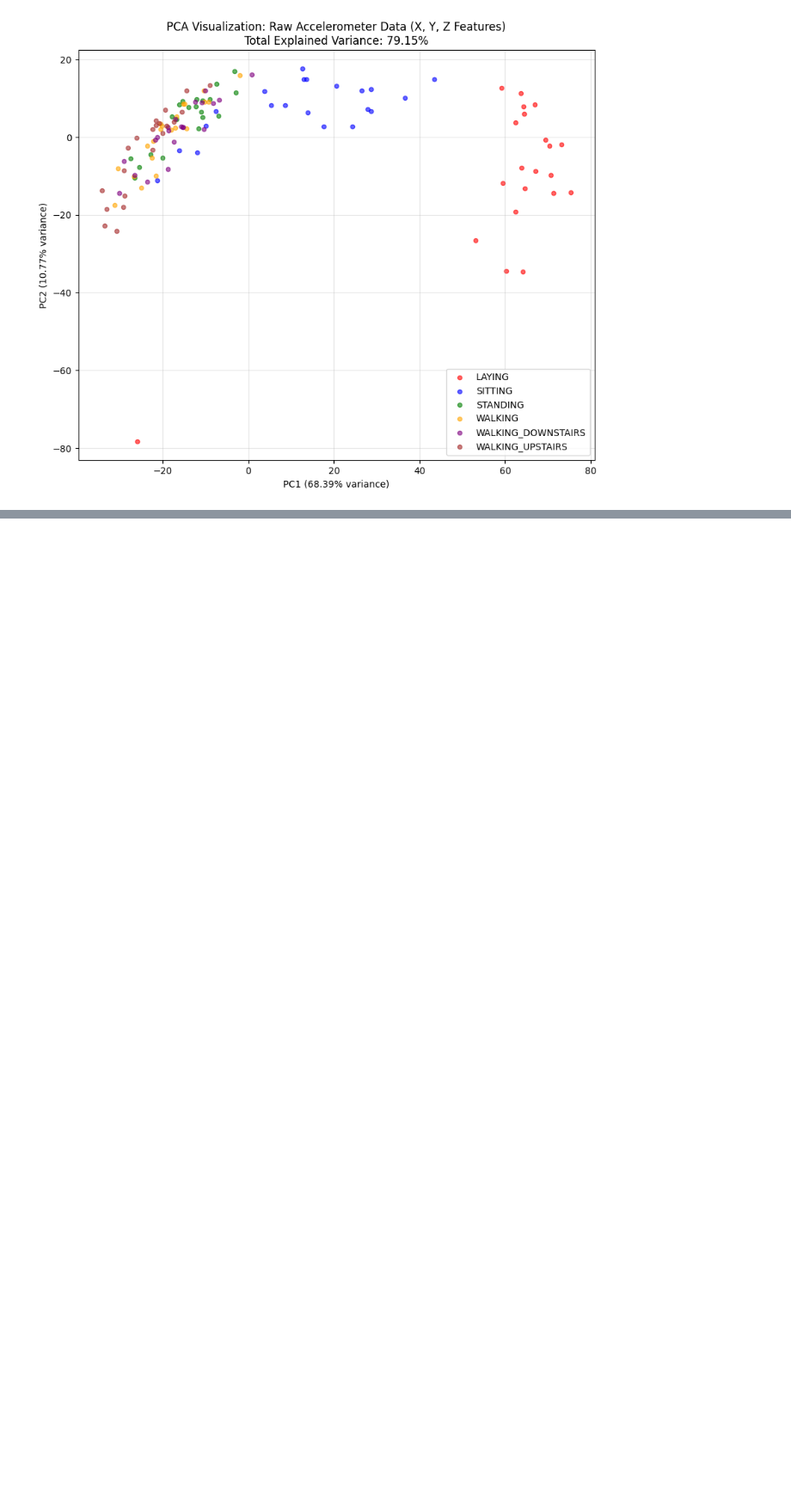
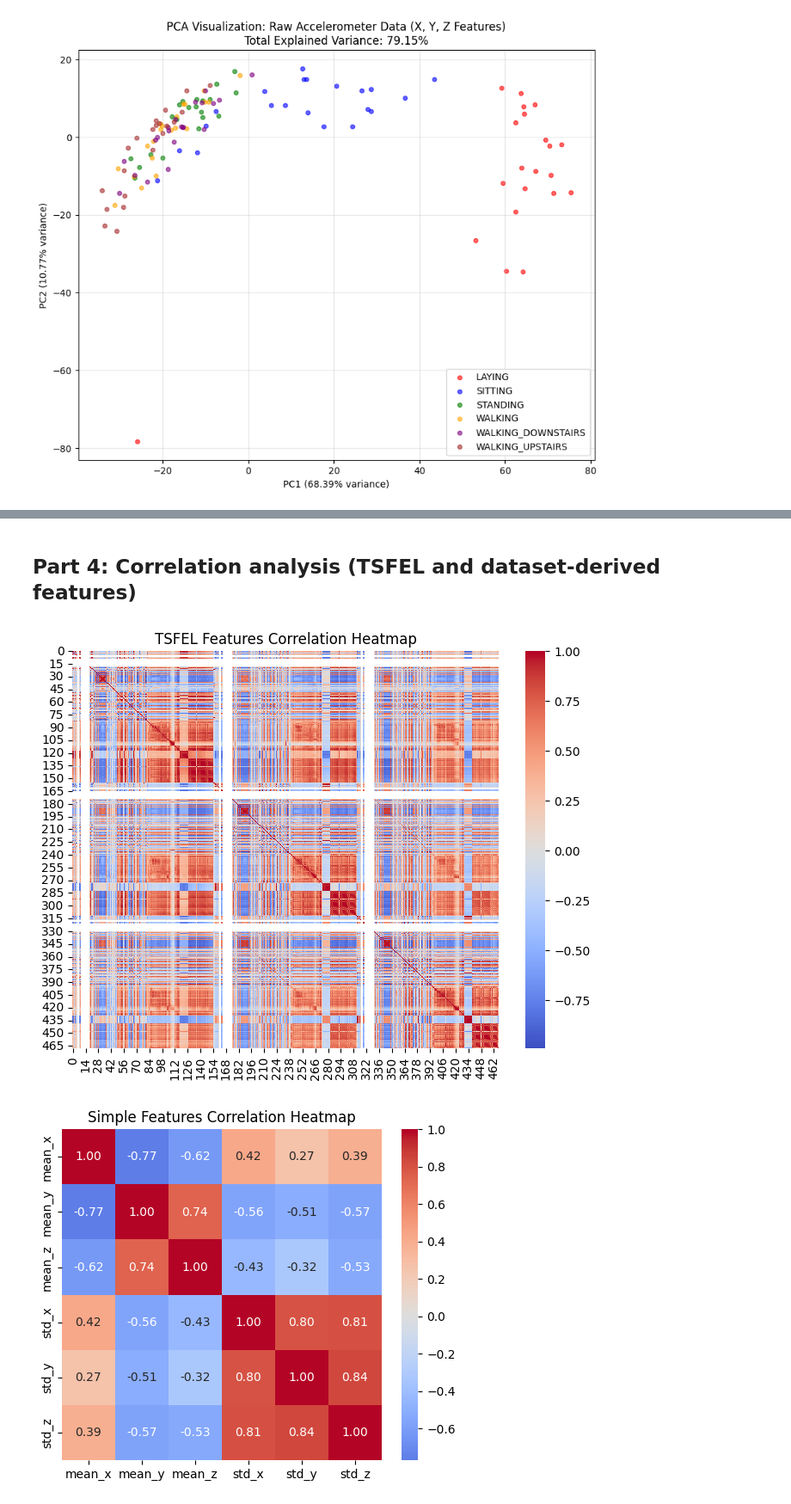
Before and after one commit to AtalGupta/ES335_MLAssignment-1, a Jupyter notebook: Asst#EDA.ipynb, the cells around one changed output, grey strips where cells are left out. Shown at 86% size. Drawn from its saved outputs; the diff is of its cells as text; code cells hidden in the pictures; blank space fills up the shorter version.

```diff
--- a/Asst#EDA.ipynb
+++ b/Asst#EDA.ipynb
@@ -382,0 +400,43 @@ Raw data shape: (126, 1500)
+# %% [markdown]
+## Part 4: Correlation analysis (TSFEL and dataset-derived features)
+# %%
+# Correlation analysis
+def list_high_corr_pairs(corr_df, threshold=0.9):
+    pairs = []
+    cols = corr_df.columns
+    for i in range(len(cols)):
+        for j in range(i+1, len(cols)):
+            val = corr_df.iloc[i, j]
+            if np.isfinite(val) and abs(val) >= threshold:
+                pairs.append((cols[i], cols[j], float(val)))
+    return sorted(pairs, key=lambda x: -abs(x[2]))
+
+# TSFEL features correlation
+if 'X_tsfel_train' in globals() and X_tsfel_train is not None:
+    tsfel_df = pd.DataFrame(X_tsfel_train)
+    corr_tsfel = tsfel_df.corr(numeric_only=True)
+    pairs_tsfel = list_high_corr_pairs(corr_tsfel)
+
+    plt.figure(figsize=(8, 6))
+    sns.heatmap(corr_tsfel, cmap='coolwarm', center=0, cbar=True)
+    plt.title('TSFEL Features Correlation Heatmap')
+    plt.show()
+else:
+    pairs_tsfel = []
+
+# Simple features correlation
+Xr = X_train_raw.reshape(len(X_train_raw), 500, 3)
+feat_simple = np.array([[seg[:,0].mean(), seg[:,1].mean(), seg[:,2].mean(),
+                         seg[:,0].std(), seg[:,1].std(), seg[:,2].std()]
+                        for seg in Xr])
+simple_df = pd.DataFrame(feat_simple, columns=['mean_x','mean_y','mean_z','std_x','std_y','std_z'])
+corr_simple = simple_df.corr(numeric_only=True)
+pairs_simple = list_high_corr_pairs(corr_simple)
+
+plt.figure(figsize=(6, 5))
+sns.heatmap(corr_simple, annot=True, fmt='.2f', cmap='coolwarm', center=0)
+plt.title('Simple Features Correlation Heatmap')
+plt.show()
+# %% [output]
+[figure, added]
+[figure, added]
```
Also changed, not shown: parts of 16 cells of this notebook.
